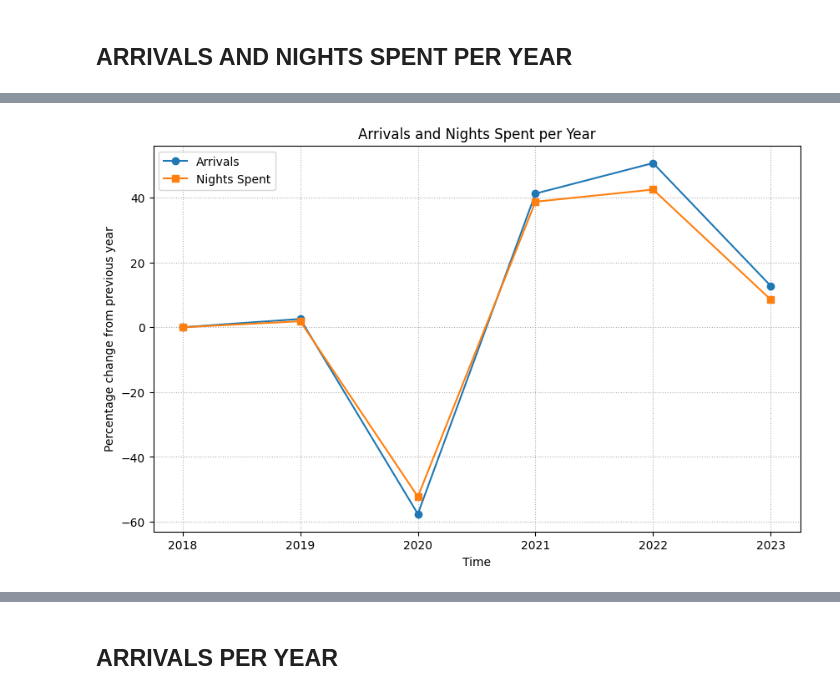
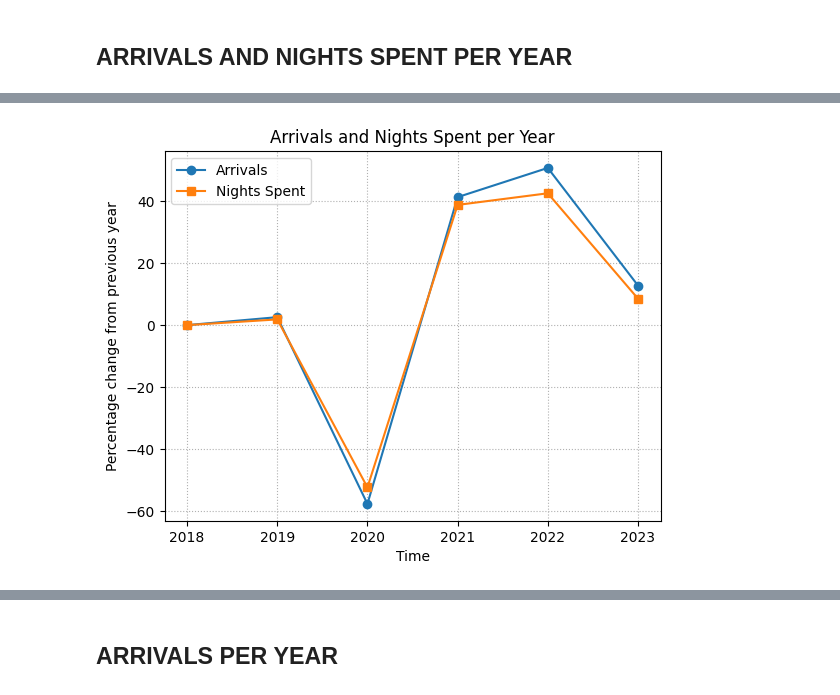
Before and after one commit to T0ls/data-Visualization, a Jupyter notebook: code/index.ipynb, the cells around one changed output, grey strips where cells are left out. Saved outputs shown, nothing was run; the diff lists cells and outputs as text; code cells hidden in the pictures.

```diff
--- a/code/index.ipynb
+++ b/code/index.ipynb
@@ -101,25 +89,19 @@ plt.show()
 # %%
 arrivals_change = arrivals['OBS_VALUE'].pct_change() * 100
 arrivals_change = arrivals_change.fillna(0)
 
 nights_spent_change = nights_spent['OBS_VALUE'].pct_change() * 100
 nights_spent_change = nights_spent_change.fillna(0)
 
-fig, ax = plt.subplots(figsize=(10, 6))
+plt.plot(arrivals_change.index, arrivals_change.values, 'o-', label='Arrivals')
+plt.plot(nights_spent_change.index, nights_spent_change.values, 's-', label='Nights Spent')
 
-# Plotting arrivals
-ax.plot(arrivals_change.index, arrivals_change.values, 'o-', label='Arrivals')
-
-# Plotting nights spent
-ax.plot(nights_spent_change.index, nights_spent_change.values, 's-', label='Nights Spent')
-
-# Adding labels and title
-ax.set_ylabel("Percentage change from previous year")
-ax.set_xlabel("Time")
-ax.legend()
-ax.set_title("Arrivals and Nights Spent per Year")
-ax.grid(True, linestyle=':')
+plt.ylabel("Percentage change from previous year")
+plt.xlabel("Time")
+plt.legend()
+plt.title("Arrivals and Nights Spent per Year")
+plt.grid(True, linestyle=':')
 
 plt.show()
 # %% [output]
-[figure, old version]
+[figure, new version]
```
Also changed, not shown: parts of 12 cells of this notebook.
